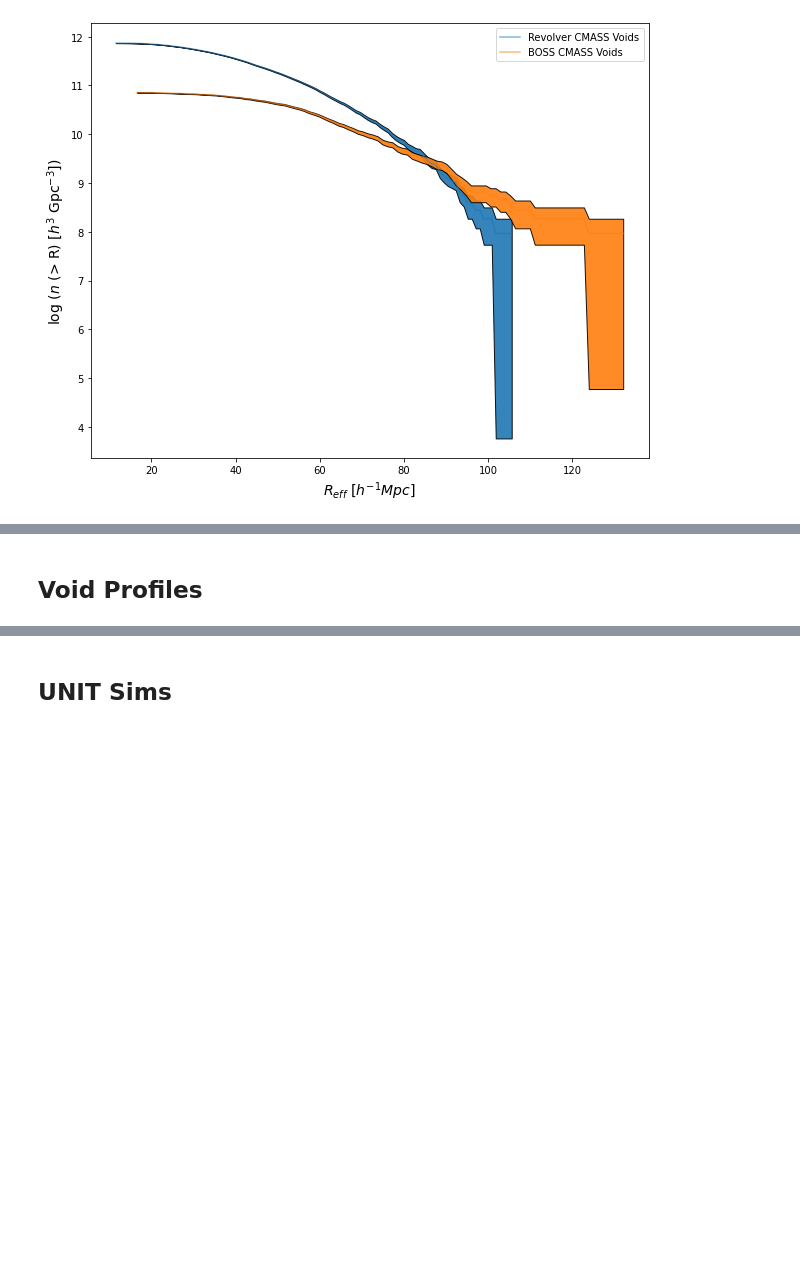
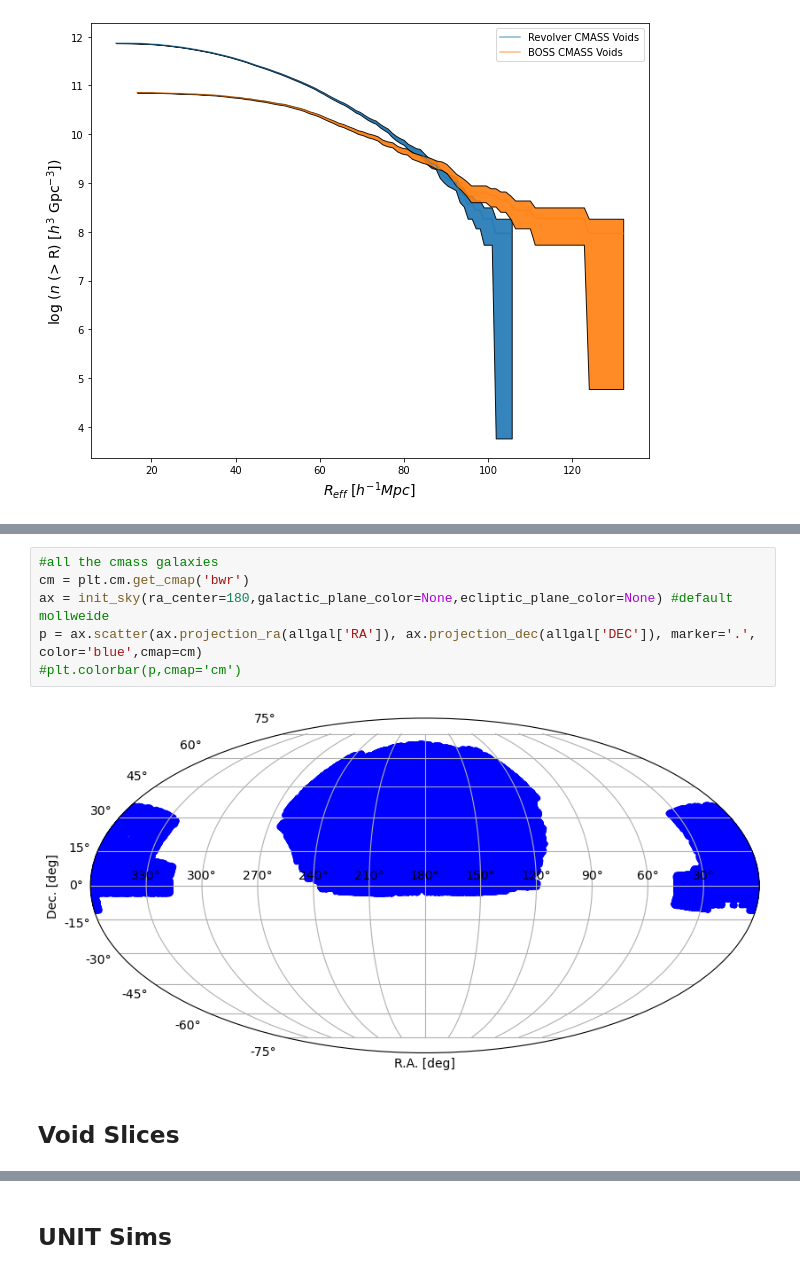
Before and after one commit to Chanuntorn/cosmic_voids, a Jupyter notebook: doc/RevolverVoidAnalysis.ipynb, the cells around one changed output, grey strips where cells are left out. Cells and saved outputs as stored; diff of their text form; blank space fills up the shorter version.

```diff
--- a/doc/RevolverVoidAnalysis.ipynb
+++ b/doc/RevolverVoidAnalysis.ipynb
@@ -300,6 +428,14 @@ plt.ylabel('Distance to boundary', fontsize = 16)
 # %% [output]
 Text(0, 0.5, 'Distance to boundary')
 [figure]
+# %%
+#all the cmass galaxies
+cm = plt.cm.get_cmap('bwr')
+ax = init_sky(ra_center=180,galactic_plane_color=None,ecliptic_plane_color=None) #default mollweide
+p = ax.scatter(ax.projection_ra(allgal['RA']), ax.projection_dec(allgal['DEC']), marker='.', color='blue',cmap=cm)
+#plt.colorbar(p,cmap='cm')
+# %% [output]
+[figure, added]
 # %% [markdown]
-## Void Profiles ##
+## Void Slices ##
 # %%
```
Also changed, not shown: parts of 44 cells of this notebook.
